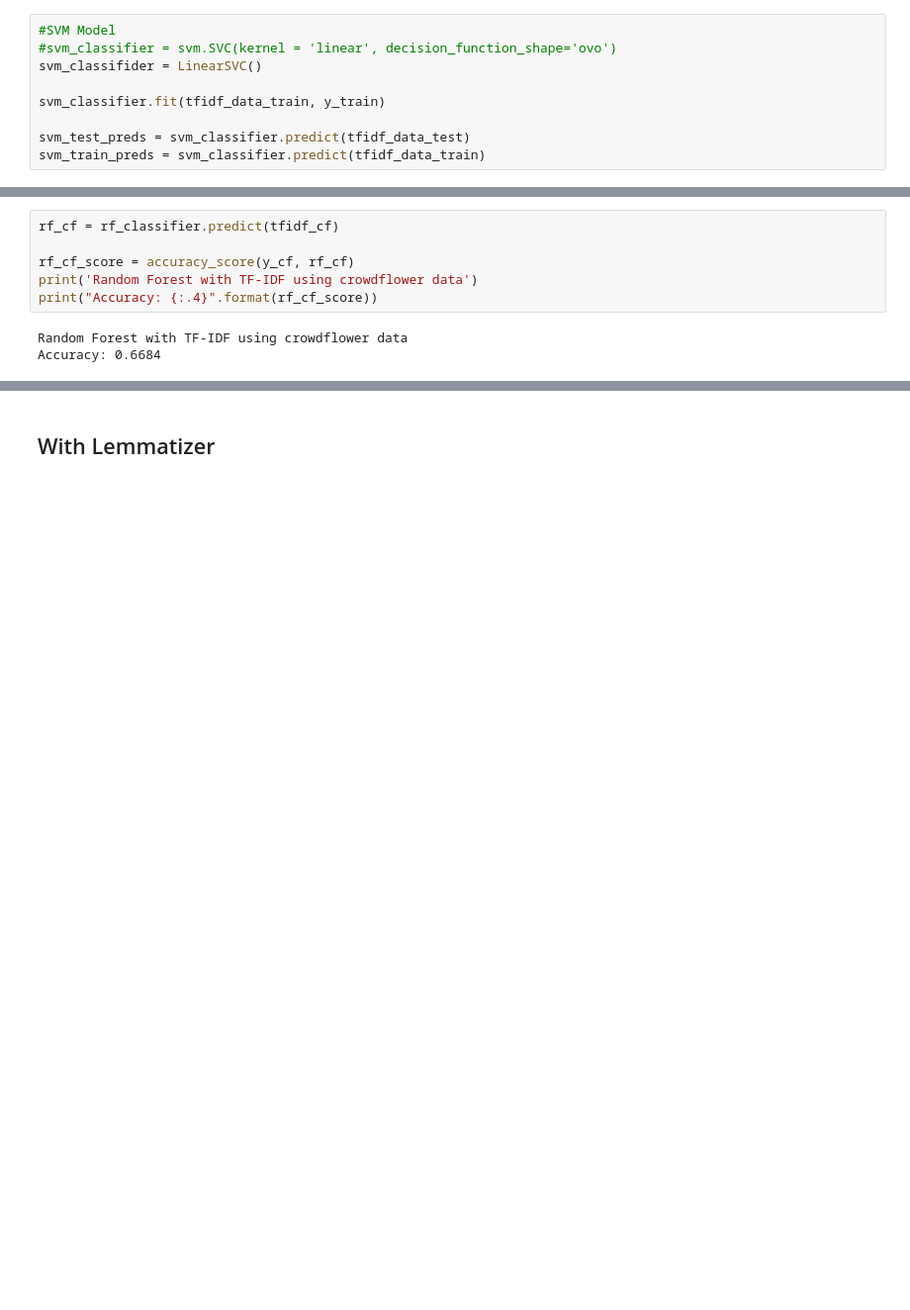
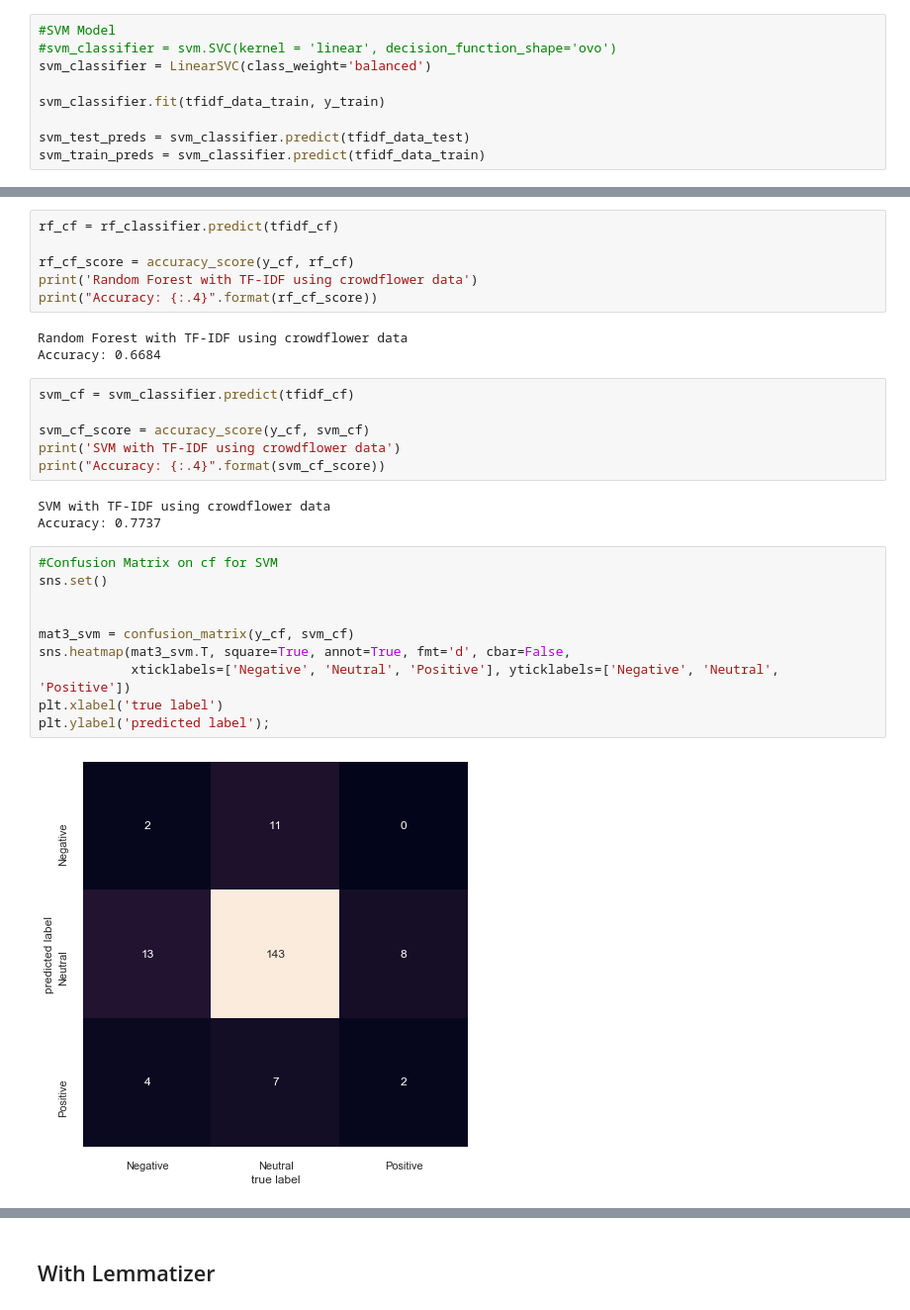
Before and after one commit to AlisonSalerno/twitter_sentiment_analysis, a Jupyter notebook: modelling .ipynb, the cells around one changed output, grey strips where cells are left out. Shown: that part at 99% size. Cells and saved outputs as stored; diff of their text form; blank space fills up the shorter version.

```diff
--- a/modelling .ipynb
+++ b/modelling .ipynb
@@ -198,7 +198,7 @@ plt.show()
 # %%
 #SVM Model
 #svm_classifier = svm.SVC(kernel = 'linear', decision_function_shape='ovo')
-svm_classifider = LinearSVC()
+svm_classifier = LinearSVC(class_weight='balanced')
 
 svm_classifier.fit(tfidf_data_train, y_train)
 
@@ -379,4 +374,25 @@ print("Accuracy: {:.4}".format(rf_cf_score))
 # %% [output]
 Random Forest with TF-IDF using crowdflower data
 Accuracy: 0.6684
+# %%
+svm_cf = svm_classifier.predict(tfidf_cf)
+
+svm_cf_score = accuracy_score(y_cf, svm_cf)
+print('SVM with TF-IDF using crowdflower data')
+print("Accuracy: {:.4}".format(svm_cf_score))
+# %% [output]
+SVM with TF-IDF using crowdflower data
+Accuracy: 0.7737
+# %%
+#Confusion Matrix on cf for SVM
+sns.set()
+
+
+mat3_svm = confusion_matrix(y_cf, svm_cf)
+sns.heatmap(mat3_svm.T, square=True, annot=True, fmt='d', cbar=False,
+            xticklabels=['Negative', 'Neutral', 'Positive'], yticklabels=['Negative', 'Neutral', 'Positive'])
+plt.xlabel('true label')
+plt.ylabel('predicted label');
+# %% [output]
+[figure, added]
 # %%
```
Also changed, not shown: parts of 22 cells of this notebook, 1 other file.
